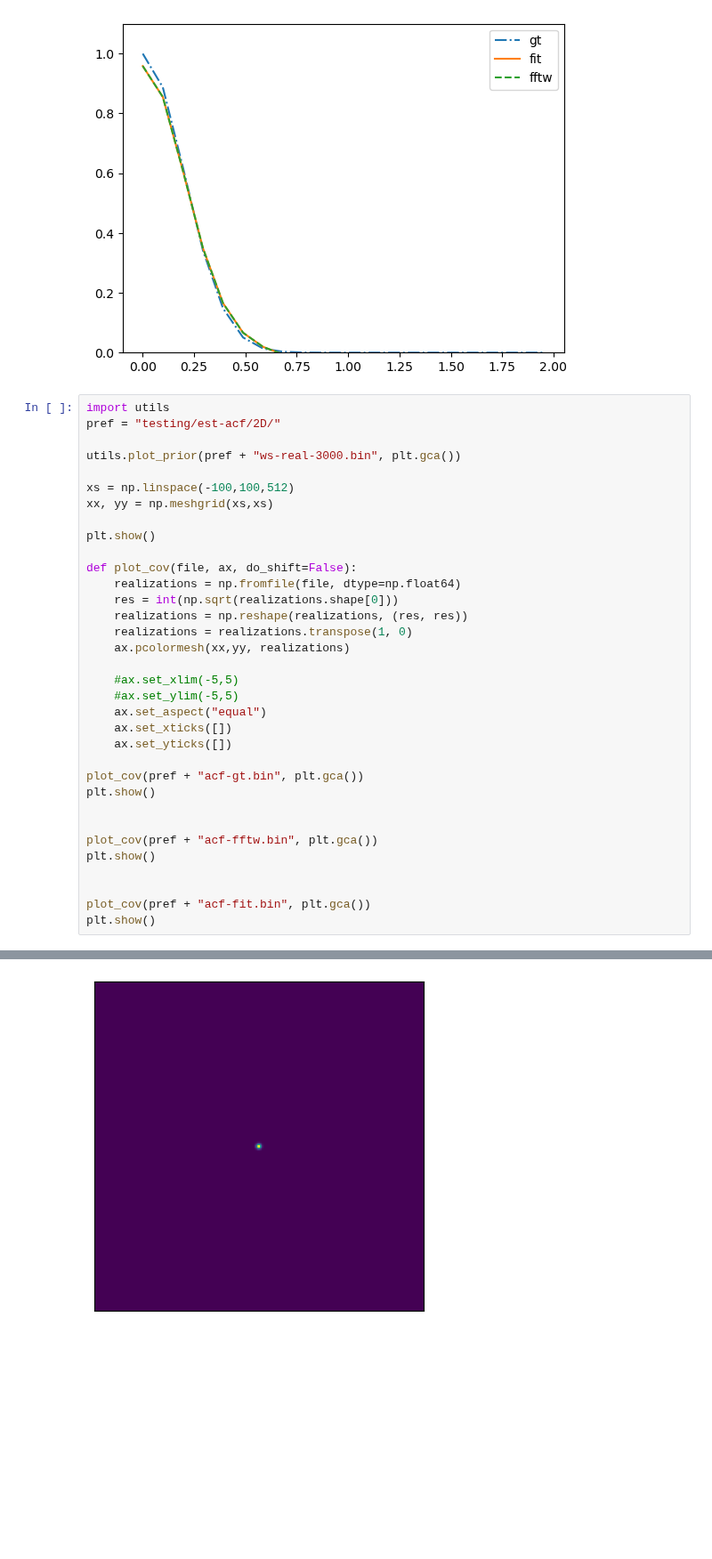
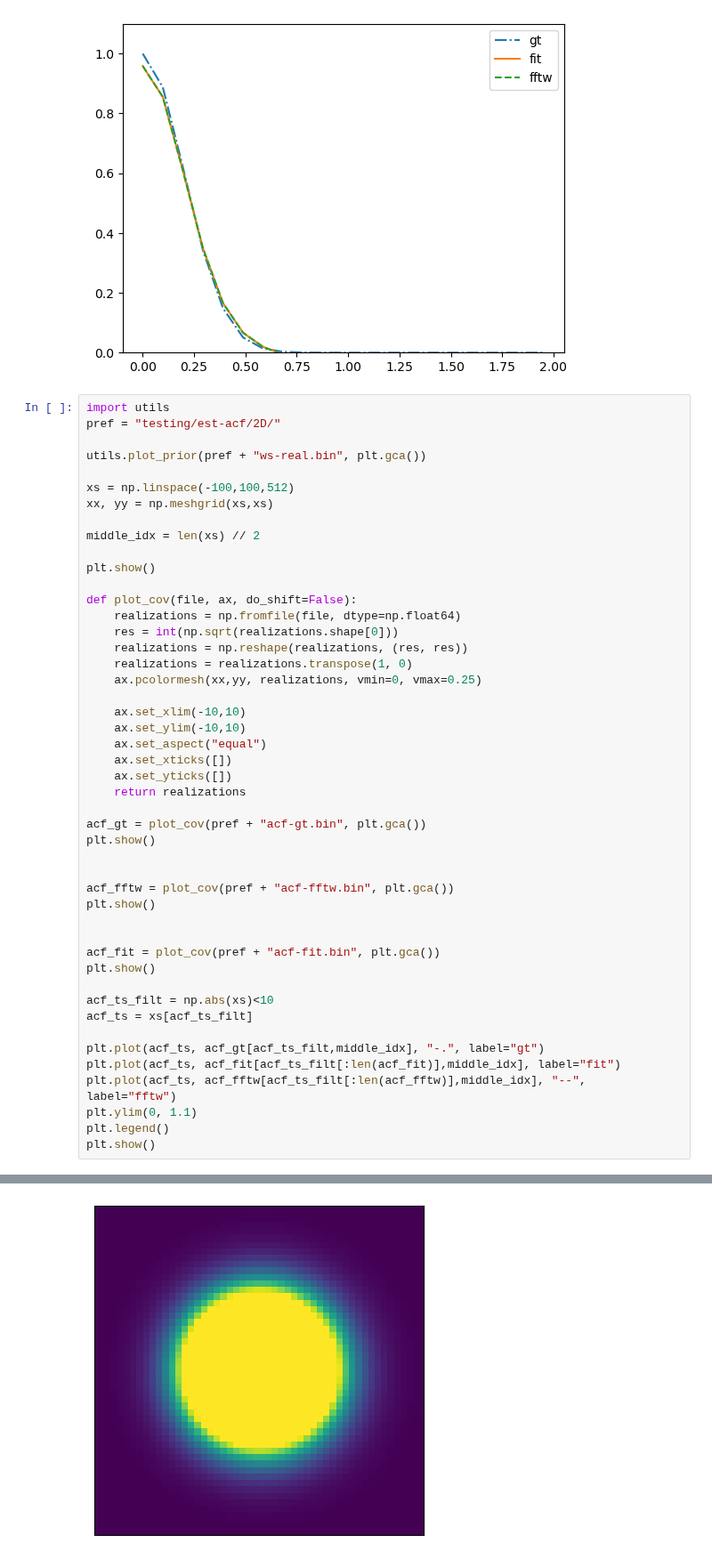
Before and after one commit to daseyb/tungsten, a Jupyter notebook: data/acf-vis.ipynb, the cells around one changed output, grey strips where cells are left out. Shown at 89% size. Saved outputs shown, nothing was run; the diff lists cells and outputs as text; blank space fills up the shorter version.

```diff
--- a/data/acf-vis.ipynb
+++ b/data/acf-vis.ipynb
@@ -29,10 +29,12 @@ plt.show()
 import utils
 pref = "testing/est-acf/2D/"
 
-utils.plot_prior(pref + "ws-real-3000.bin", plt.gca())
+utils.plot_prior(pref + "ws-real.bin", plt.gca())
 
 xs = np.linspace(-100,100,512)
 xx, yy = np.meshgrid(xs,xs)
+
+middle_idx = len(xs) // 2
 
 plt.show()
 
@@ -41,22 +43,33 @@ def plot_cov(file, ax, do_shift=False):
     res = int(np.sqrt(realizations.shape[0]))
     realizations = np.reshape(realizations, (res, res))
     realizations = realizations.transpose(1, 0)
-    ax.pcolormesh(xx,yy, realizations)
+    ax.pcolormesh(xx,yy, realizations, vmin=0, vmax=0.25)
 
-    #ax.set_xlim(-5,5)
-    #ax.set_ylim(-5,5)
+    ax.set_xlim(-10,10)
+    ax.set_ylim(-10,10)
     ax.set_aspect("equal")
     ax.set_xticks([])
     ax.set_yticks([])
+    return realizations
 
-plot_cov(pref + "acf-gt.bin", plt.gca())
+acf_gt = plot_cov(pref + "acf-gt.bin", plt.gca())
 plt.show()
 
 
-plot_cov(pref + "acf-fftw.bin", plt.gca())
+acf_fftw = plot_cov(pref + "acf-fftw.bin", plt.gca())
 plt.show()
 
 
-plot_cov(pref + "acf-fit.bin", plt.gca())
+acf_fit = plot_cov(pref + "acf-fit.bin", plt.gca())
 plt.show()
+
+acf_ts_filt = np.abs(xs)<10
+acf_ts = xs[acf_ts_filt]
+
+plt.plot(acf_ts, acf_gt[acf_ts_filt,middle_idx], "-.", label="gt")
+plt.plot(acf_ts, acf_fit[acf_ts_filt[:len(acf_fit)],middle_idx], label="fit")
+plt.plot(acf_ts, acf_fftw[acf_ts_filt[:len(acf_fftw)],middle_idx], "--", label="fftw")
+plt.ylim(0, 1.1)
+plt.legend()
+plt.show()
 # %% [output]
@@ -64 +77 @@ plt.show()
-[figure, old version]
+[figure, new version]
```
Also changed, not shown: parts of 1 cell of this notebook, 9 other files.
